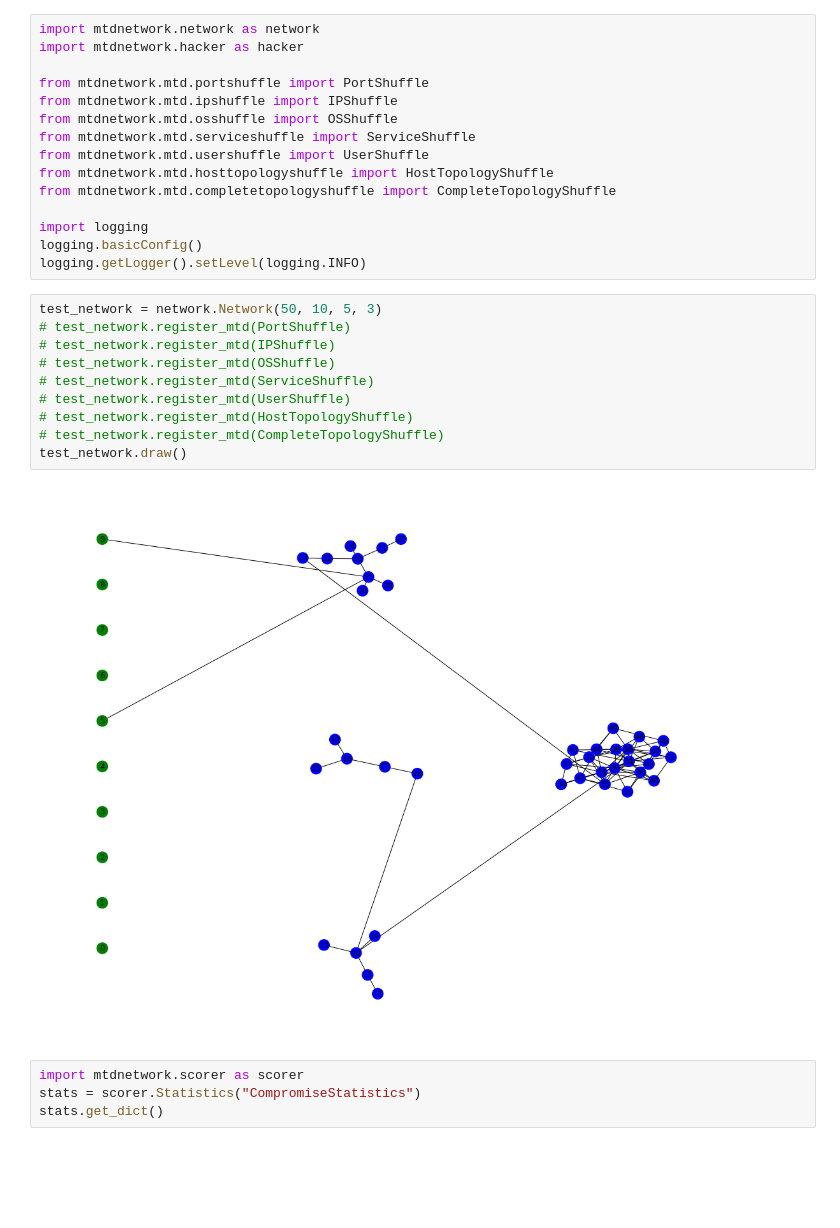
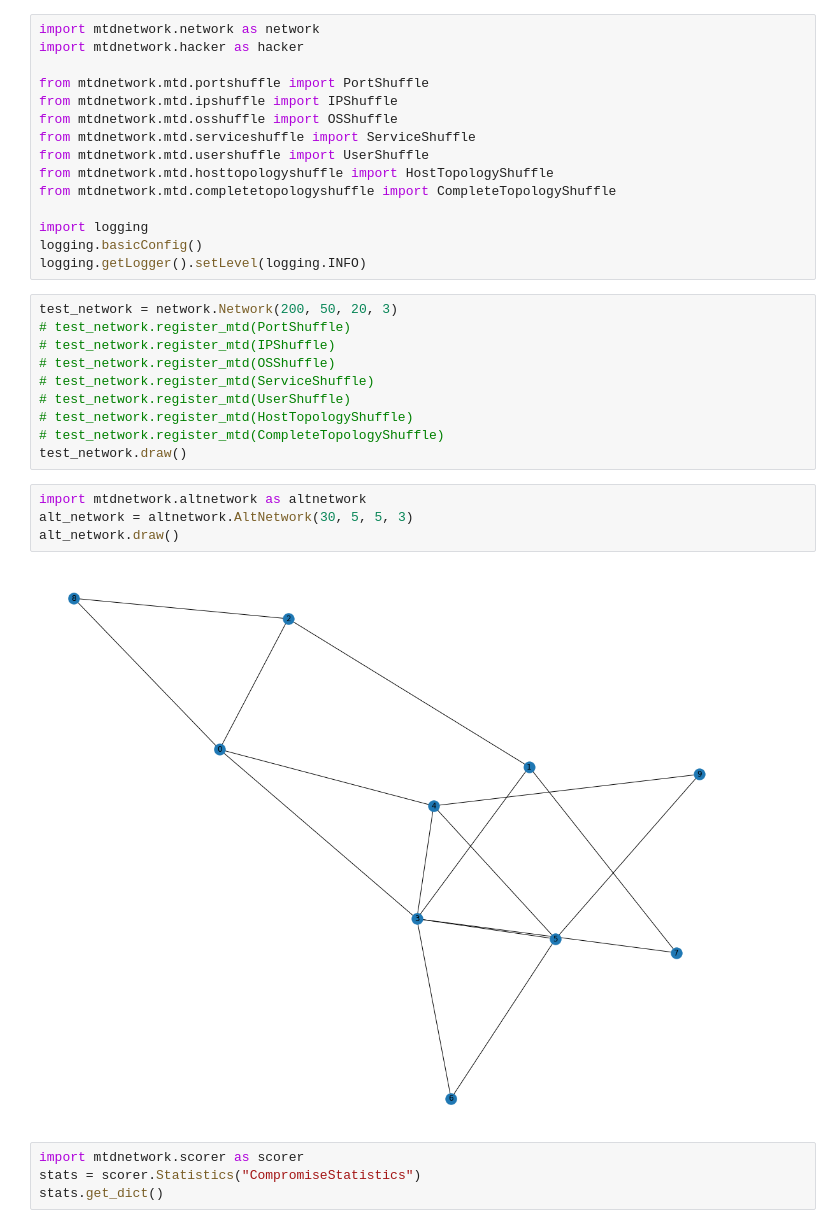
Before and after one commit to yuanyuan2000/MTDGame, a Jupyter notebook: test_mtdnetwork.ipynb, the cells around one changed output. Cells and saved outputs as stored; diff of their text form; blank space fills up the shorter version.

Commit message:
Network Testing

```diff
--- a/test_mtdnetwork.ipynb
+++ b/test_mtdnetwork.ipynb
@@ -17,7 +17,7 @@ import logging
 logging.basicConfig()
 logging.getLogger().setLevel(logging.INFO)
 # %%
-test_network = network.Network(50, 10, 5, 3)
+test_network = network.Network(200, 50, 20, 3)
 # test_network.register_mtd(PortShuffle)
 # test_network.register_mtd(IPShuffle)
 # test_network.register_mtd(OSShuffle)
@@ -26,8 +26,12 @@ test_network = network.Network(50, 10, 5, 3)
 # test_network.register_mtd(HostTopologyShuffle)
 # test_network.register_mtd(CompleteTopologyShuffle)
 test_network.draw()
-# %% [output]
-[figure, removed]
+# %%
+import mtdnetwork.altnetwork as altnetwork
+alt_network = altnetwork.AltNetwork(30, 5, 5, 3)
+alt_network.draw()
+# %% [output]
+[figure, added]
 # %%
 import mtdnetwork.scorer as scorer
 stats = scorer.Statistics("CompromiseStatistics")
```
Also changed, not shown: 4 other files.
